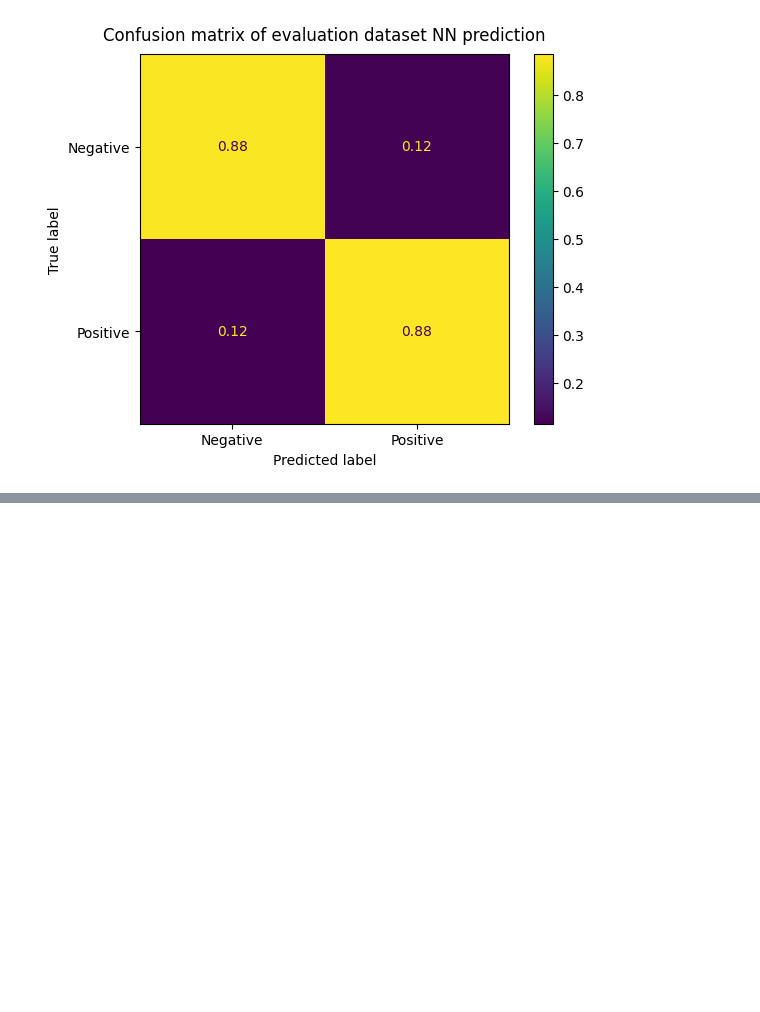
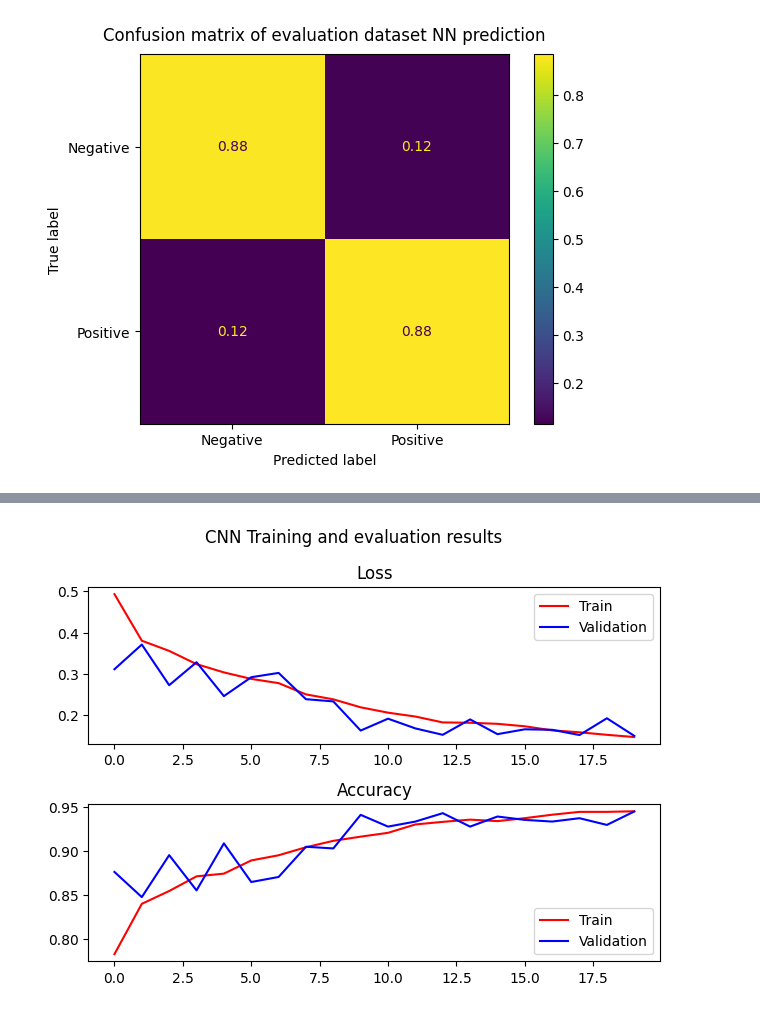
Before and after one commit to alexngys/AMLS_23-24_SN20000879, a Jupyter notebook: A/train.ipynb, the cells around one changed output, grey strips where cells are left out. Saved outputs shown, nothing was run; the diff lists cells and outputs as text; code cells hidden in the pictures; blank space fills up the shorter version.

```diff
--- a/A/train.ipynb
+++ b/A/train.ipynb
@@ -516,0 +521,20 @@ plt.show()
+# %%
+CNN_model = tf.keras.models.Sequential([
+  tf.keras.layers.Conv2D(32, kernel_size =(5, 5), strides =1, activation ='relu', input_shape = (28,28,1)),
+  tf.keras.layers.MaxPooling2D(pool_size =(3, 3), strides =(1, 1)),
+  tf.keras.layers.Conv2D(32, kernel_size =(5, 5), strides =1, activation ='relu'),
+  tf.keras.layers.MaxPooling2D(pool_size =(3, 3), strides =(1, 1)),
+  tf.keras.layers.Flatten(),
+  tf.keras.layers.Dense(128, activation='relu'),
+  tf.keras.layers.Dropout(0.3),
+  tf.keras.layers.Dense(32, activation='relu') ,
+  tf.keras.layers.Dropout(0.3),
+  tf.keras.layers.Dense(2 , activation ='softmax')
+])
+# %%
+optimiser = tf.keras.optimizers.Adam(learning_rate=0.0001)
+CNN_model.compile(optimizer=optimiser,
+                loss='sparse_categorical_crossentropy',
+                metrics=['accuracy'])
+# %%
+CNN_history = CNN_model.fit(new_train_images, new_train_labels, validation_data=(val_images, val_labels), batch_size=50, epochs=25)
@@ -516,0 +559,17 @@ plt.show()
+# %%
+figure, axis = plt.subplots(2)
+line1, = axis[0].plot(CNN_history.history['loss'], 'r')
+line2, = axis[0].plot(CNN_history.history['val_loss'], 'b')
+axis[0].legend(['Train','Validation'])
+axis[0].set_title("Loss")
+# Accuracy plot
+line3, = axis[1].plot(CNN_history.history['accuracy'], 'r')
+line4, = axis[1].plot(CNN_history.history['val_accuracy'], 'b')
+axis[1].legend(['Train','Validation'])
+axis[1].set_title("Accuracy")
+figure.suptitle("CNN Training and evaluation results")
+figure.tight_layout(pad=1)
+
+plt.show()
+# %% [output]
+[figure, added]
```
Also changed, not shown: parts of 9 cells of this notebook.
